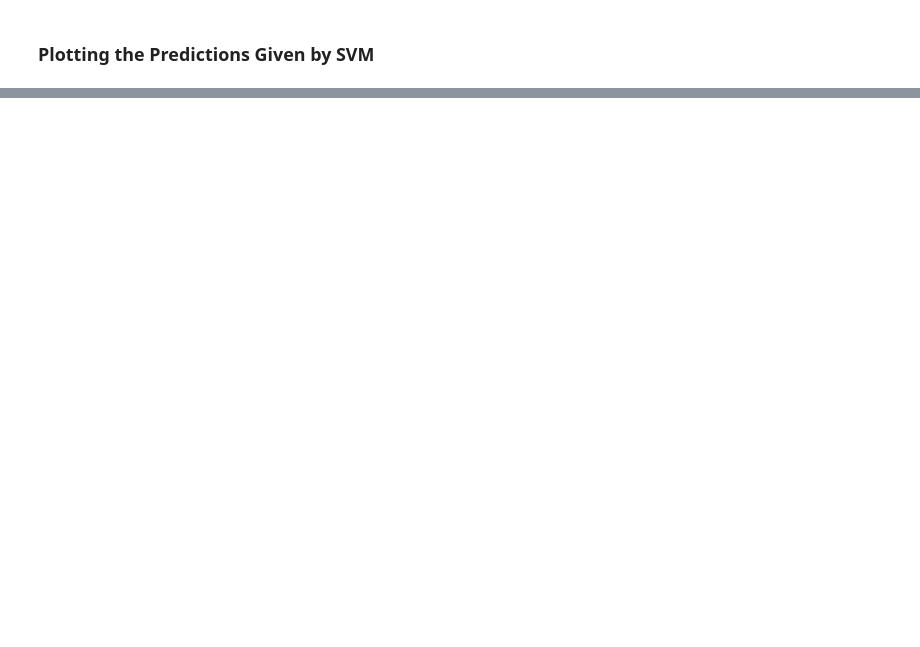
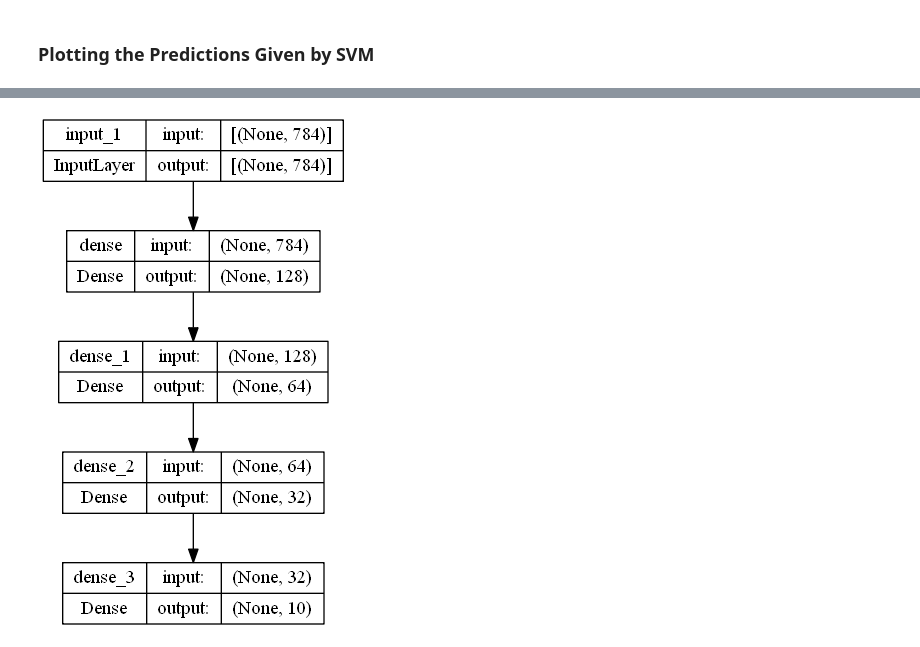
Before and after one commit to sabbir-ahmed12/ML-bangla-digit-classification, a Jupyter notebook: bangla_handwritten_digit_classification.ipynb, the cells around one changed output, grey strips where cells are left out. Saved outputs shown, nothing was run; the diff lists cells and outputs as text; code cells hidden in the pictures; blank space fills up the shorter version.

```diff
--- a/bangla_handwritten_digit_classification.ipynb
+++ b/bangla_handwritten_digit_classification.ipynb
@@ -267,0 +306,8 @@ plt.tight_layout()
+# %%
+inputs = keras.Input(shape=(784,))
+x = layers.Dense(128, activation="relu")(inputs)
+x = layers.Dense(64, activation="relu")(x)
+x = layers.Dense(32, activation="relu")(x)
+outputs = layers.Dense(10, activation="softmax")(x)
+
+ann_model = keras.Model(inputs=inputs, outputs=outputs, name="ANN_model")
@@ -267,0 +336,4 @@ plt.tight_layout()
+# %%
+keras.utils.plot_model(ann_model, "ann_model_info.png", show_shapes=True)
+# %% [output]
+[figure, added]
```
Also changed, not shown: parts of 47 cells of this notebook, 2 other files.
